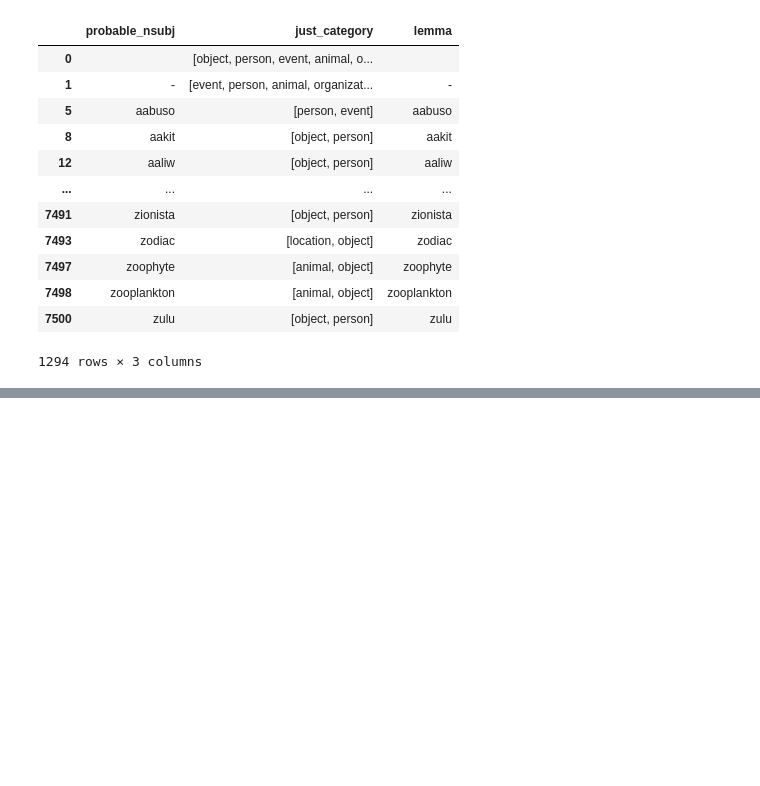
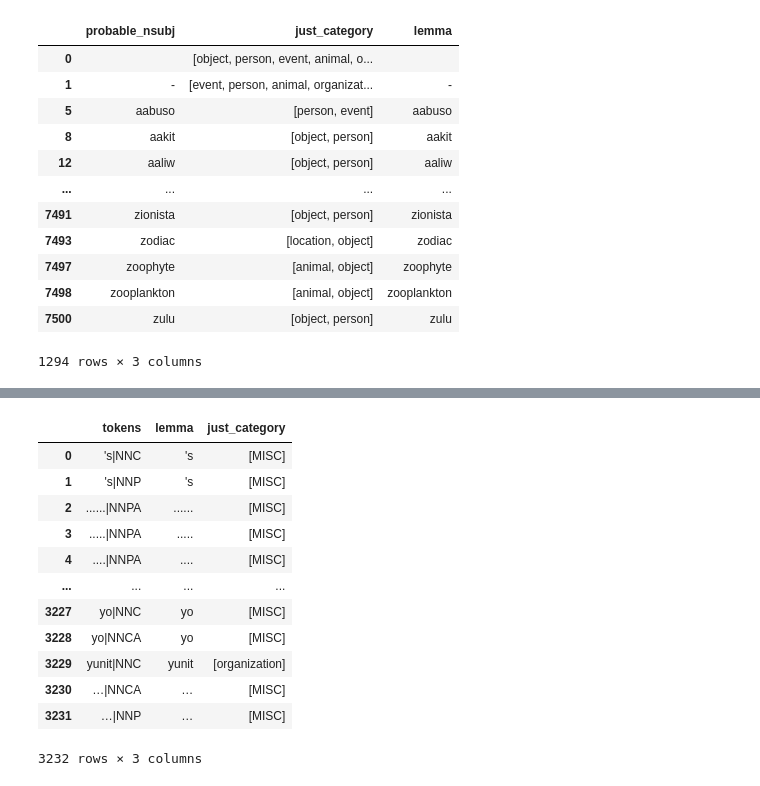
Before and after one commit to NeptuneSyInAteneo/thesis_Models, a Jupyter notebook: rq2 pipeline.ipynb, the cells around one changed output, grey strips where cells are left out. Cells and saved outputs as stored; diff of their text form; code cells hidden in the pictures; blank space fills up the shorter version.

```diff
--- a/rq2 pipeline.ipynb
+++ b/rq2 pipeline.ipynb
@@ -557,0 +555,9 @@ misc_examples['eh|NNCA']
+# %%
+import pandas as pd
+
+misc_manual_1 = pd.read_csv("./Organized_text_data/misc_manual_add_1.csv")[['tokens','manual_tag']]
+misc_manual_1['manual_tag'] = misc_manual_1['manual_tag'].apply(lambda x:x.split(','))
+misc_manual_1['just_category'] = misc_manual_1['manual_tag']
+misc_manual_1 = misc_manual_1.drop(columns='manual_tag')
+misc_manual_1 = misc_manual_1.explode('just_category')
+misc_manual_1
@@ -557,0 +578,20 @@ misc_examples['eh|NNCA']
+# %%
+common_noun_categorized_updated = misc_manual_1.merge(common_nouns_categorized.explode('just_category'),how='right',on=['tokens','just_category']).drop_duplicates()
+common_noun_categorized_updated = common_noun_categorized_updated.groupby(['tokens','lemma']).agg(list)
+common_noun_categorized_updated = common_noun_categorized_updated.reset_index()
+common_noun_categorized_updated.to_csv("")
+common_noun_categorized_updated
+# %% [output]
+|  | tokens | lemma | just_category |
+| 0 | 's|NNC | 's | [MISC] |
+| 1 | 's|NNP | 's | [MISC] |
+| 2 | ......|NNPA | ...... | [MISC] |
+| 3 | .....|NNPA | ..... | [MISC] |
+| 4 | ....|NNPA | .... | [MISC] |
+| ... | ... | ... | ... |
+| 3227 | yo|NNC | yo | [MISC] |
+| 3228 | yo|NNCA | yo | [MISC] |
+| 3229 | yunit|NNC | yunit | [organization] |
+| 3230 | …|NNCA | … | [MISC] |
+| 3231 | …|NNP | … | [MISC] |
+3232 rows × 3 columns
```
Also changed, not shown: parts of 16 cells of this notebook, 4 other files.
